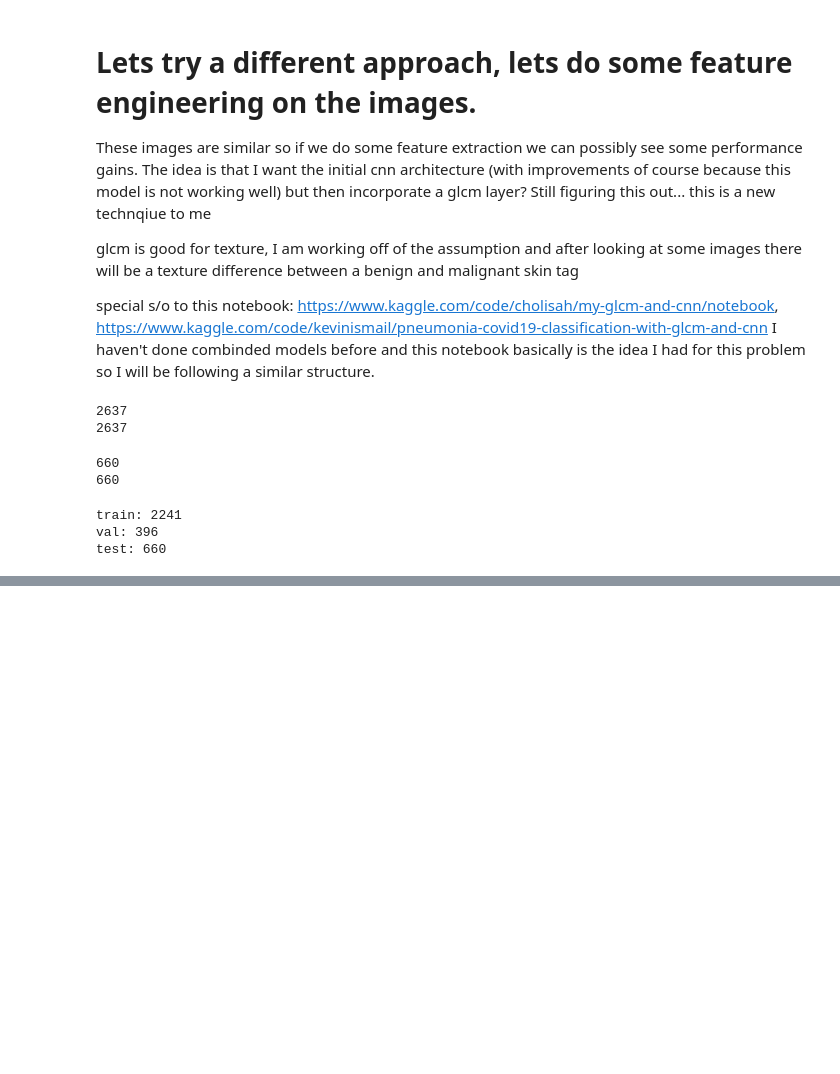
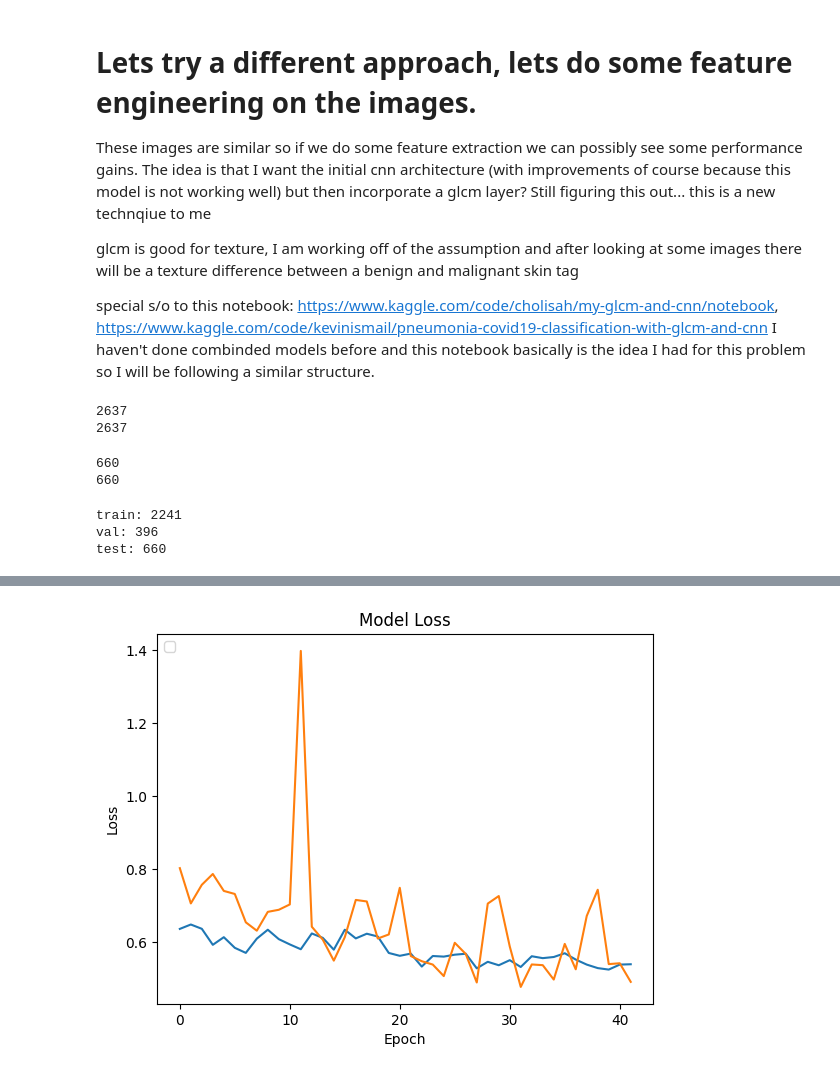
Before and after one commit to rhit-trudtoj/PersonalProjects, a Jupyter notebook: image-recognition-practice/skin-cancer-identifier/skin-cancer-identifier.ipynb, the cells around one changed output, grey strips where cells are left out. Drawn from its saved outputs; the diff is of its cells as text; code cells hidden in the pictures; blank space fills up the shorter version.

```diff
--- a/image-recognition-practice/skin-cancer-identifier/skin-cancer-identifier.ipynb
+++ b/image-recognition-practice/skin-cancer-identifier/skin-cancer-identifier.ipynb
@@ -560,0 +413,11 @@ Epoch 14: val_binary_accuracy did not improve from 0.71703
+# %%
+plt.plot(historyv3.history['loss'])
+plt.plot(historyv3.history['val_loss'])
+plt.title('Model Loss')
+plt.ylabel('Loss')
+plt.xlabel('Epoch')
+plt.legend(loc='upper left')
+
+plt.show()
+# %% [output]
+[figure, added]
```
Also changed, not shown: parts of 37 cells of this notebook, 1 other file.
